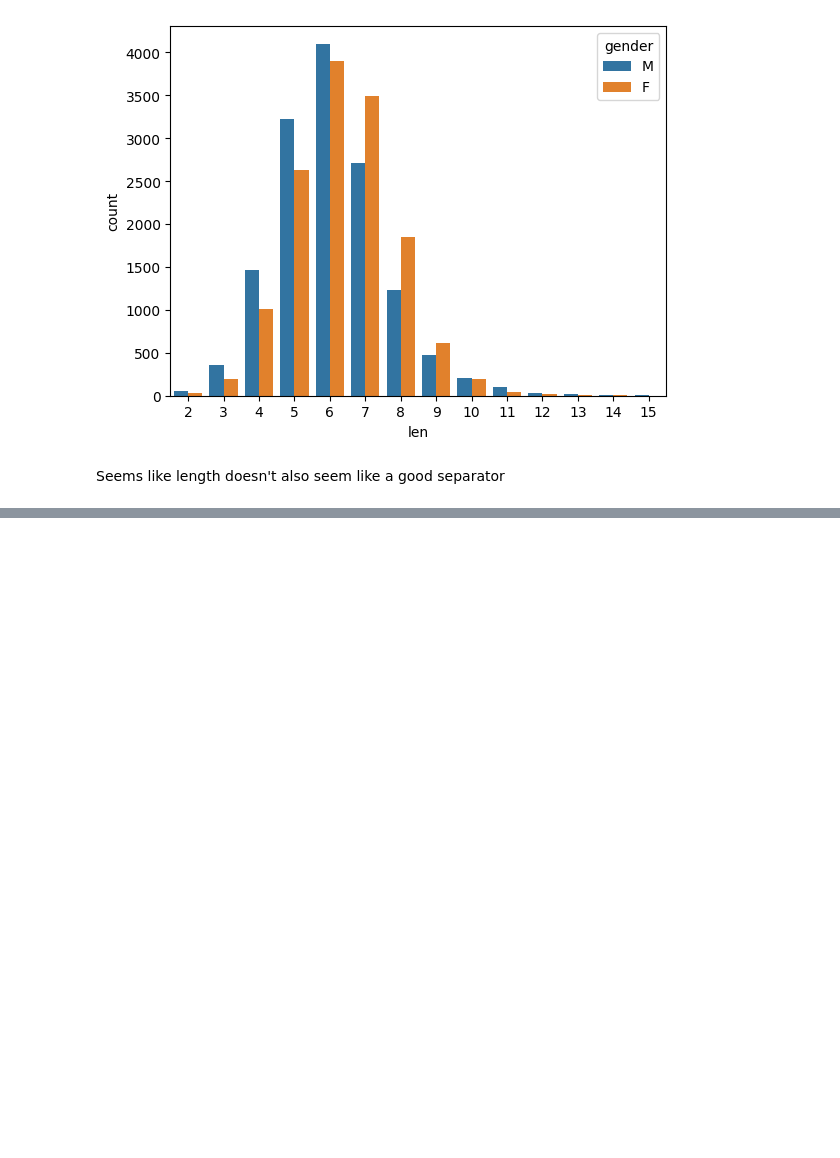
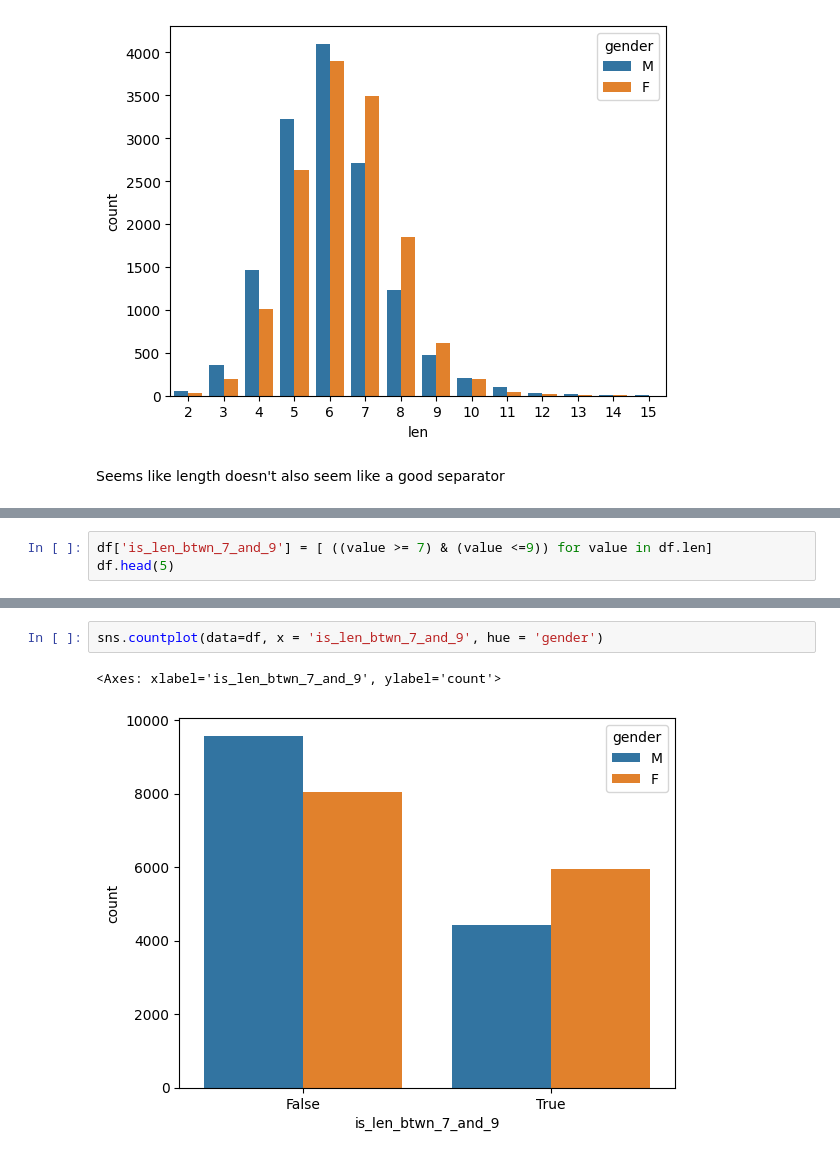
Before and after one commit to cwdwiggins/DS602, a Jupyter notebook: week03/week3 - homework.ipynb, the cells around one changed output, grey strips where cells are left out. Drawn from its saved outputs; the diff is of its cells as text; blank space fills up the shorter version.

```diff
--- a/week03/week3 - homework.ipynb
+++ b/week03/week3 - homework.ipynb
@@ -59,0 +128,3 @@ Seems like length doesn't also seem like a good separator
+# %%
+df['is_len_btwn_7_and_9'] = [ ((value >= 7) & (value <=9)) for value in df.len]
+df.head(5)
@@ -59,0 +138,5 @@ Seems like length doesn't also seem like a good separator
+# %%
+sns.countplot(data=df, x = 'is_len_btwn_7_and_9', hue = 'gender')
+# %% [output]
+<Axes: xlabel='is_len_btwn_7_and_9', ylabel='count'>
+[figure, added]
```
Also changed, not shown: parts of 20 cells of this notebook.
